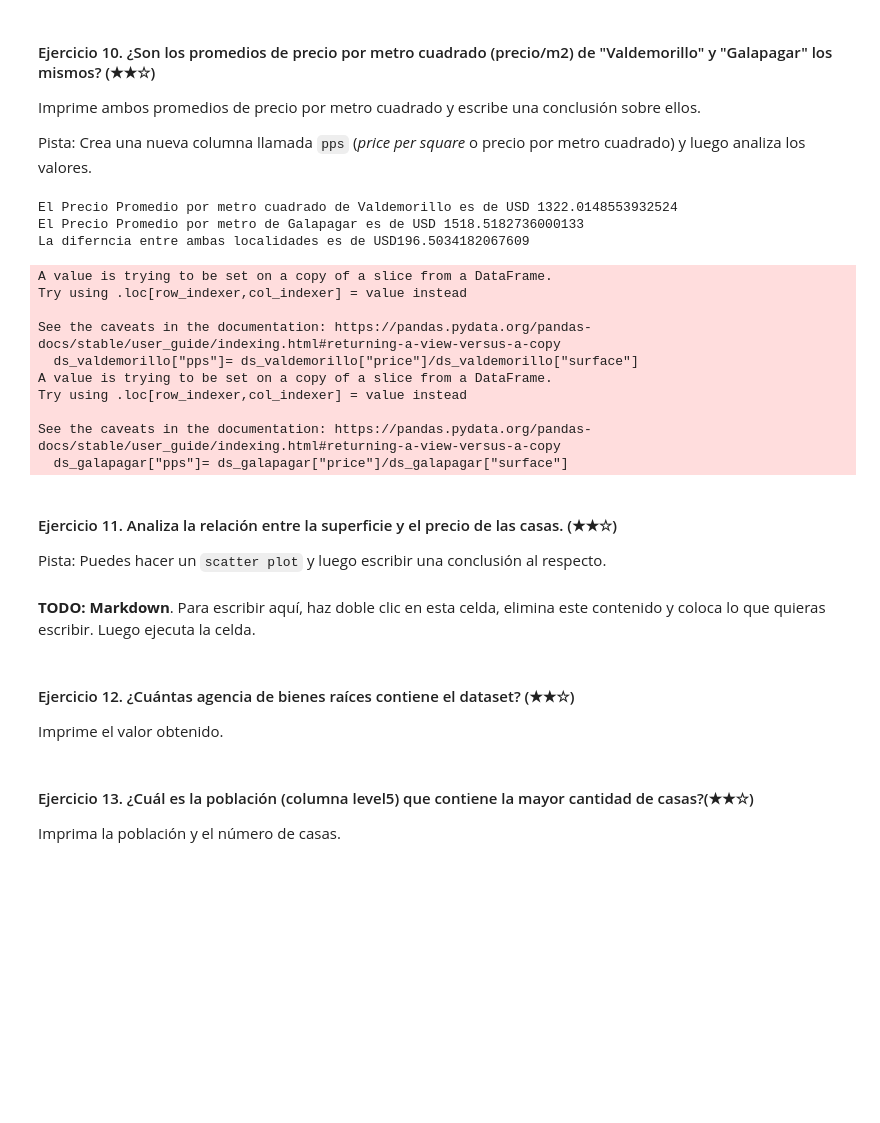
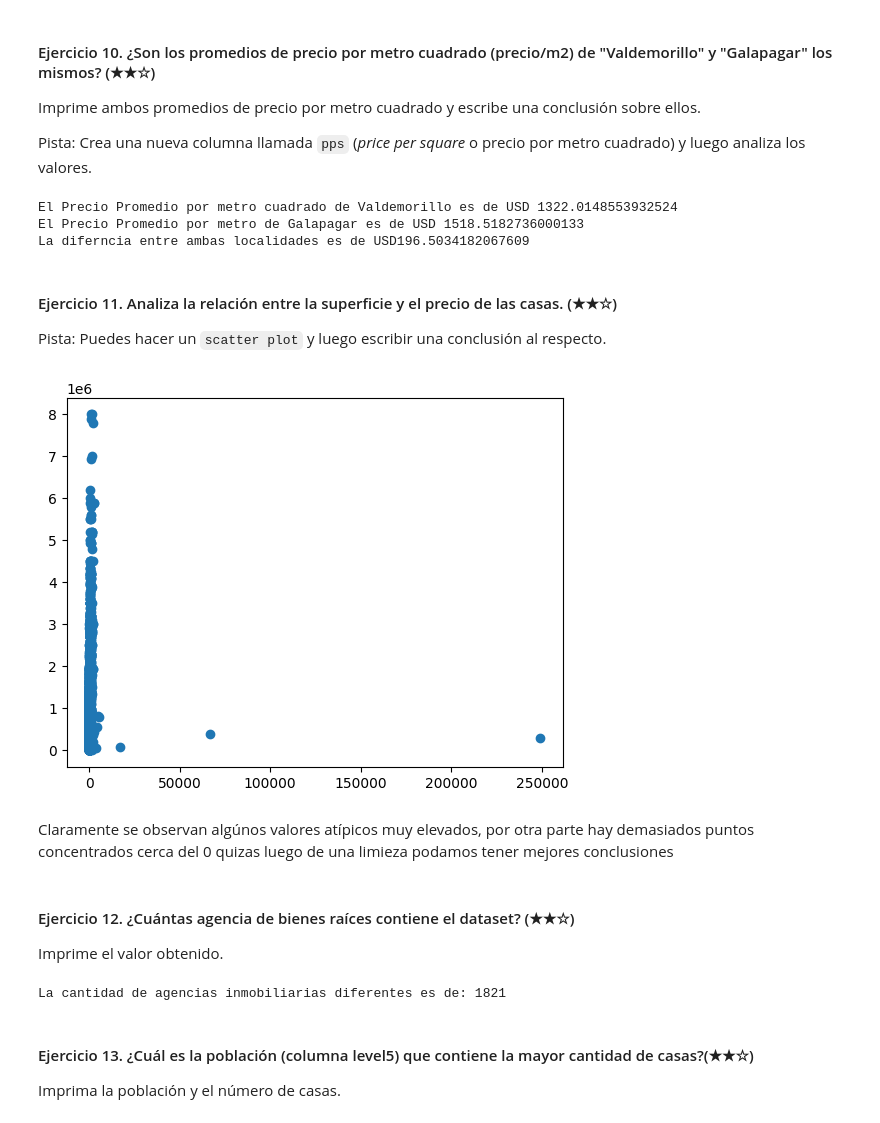
Before and after one commit to 4GeeksAcademy/Wiston_Travieso-realestate-datacleanup-exercise, a Jupyter notebook: project.es.ipynb, the cells around one changed output. Drawn from its saved outputs; the diff is of its cells as text; code cells hidden in the pictures; blank space fills up the shorter version.

Commit message:
Punto 12

```diff
--- a/project.es.ipynb
+++ b/project.es.ipynb
@@ -239,8 +239,10 @@ Imprime ambos promedios de precio por metro cuadrado y escribe una conclusión s
 
 Pista: Crea una nueva columna llamada `pps` (*price per square* o precio por metro cuadrado) y luego analiza los valores.
 # %%
+ds_valdemorillo = ds[ds["address"]=="Valdemorillo"].copy()
+ds_galapagar = ds[ds["address"]=="Galapagar"].copy()
+
 ds_valdemorillo["pps"]= ds_valdemorillo["price"]/ds_valdemorillo["surface"]
-
 ds_galapagar["pps"]= ds_galapagar["price"]/ds_galapagar["surface"]
 
 precio_promedio_valdemorillo_metro = ds_valdemorillo["pps"].mean()
@@ -248,33 +250,36 @@ print(f"El Precio Promedio por metro cuadrado de Valdemorillo es de USD {precio_
 
 precio_promedio_galapagar_metro =ds_galapagar["pps"].mean()
 print(f"El Precio Promedio por metro de Galapagar es de USD {precio_promedio_galapagar_metro}")
+
 print(f"La diferncia entre ambas localidades es de USD{precio_promedio_galapagar_metro-precio_promedio_valdemorillo_metro}")
 # %% [output]
 El Precio Promedio por metro cuadrado de Valdemorillo es de USD 1322.0148553932524
 El Precio Promedio por metro de Galapagar es de USD 1518.5182736000133
 La diferncia entre ambas localidades es de USD196.5034182067609
-A value is trying to be set on a copy of a slice from a DataFrame.
-Try using .loc[row_indexer,col_indexer] = value instead
-
-See the caveats in the documentation: https://pandas.pydata.org/pandas-docs/stable/user_guide/indexing.html#returning-a-view-versus-a-copy
-  ds_valdemorillo["pps"]= ds_valdemorillo["price"]/ds_valdemorillo["surface"]
-A value is trying to be set on a copy of a slice from a DataFrame.
-Try using .loc[row_indexer,col_indexer] = value instead
-
-See the caveats in the documentation: https://pandas.pydata.org/pandas-docs/stable/user_guide/indexing.html#returning-a-view-versus-a-copy
-  ds_galapagar["pps"]= ds_galapagar["price"]/ds_galapagar["surface"]
 # %% [markdown]
 #### Ejercicio 11. Analiza la relación entre la superficie y el precio de las casas. (★★☆)
 
 Pista: Puedes hacer un `scatter plot` y luego escribir una conclusión al respecto.
+# %%
+
+s = pd.Series(ds["surface"])
+p = pd.Series(ds["price"])
+
+plt.scatter(s,p,)
+plt.show()
+# %% [output]
+[figure, added]
 # %% [markdown]
-**TODO: Markdown**. Para escribir aquí, haz doble clic en esta celda, elimina este contenido y coloca lo que quieras escribir. Luego ejecuta la celda.
+Claramente se observan algúnos valores atípicos muy elevados, por otra parte hay demasiados puntos concentrados cerca del 0 quizas luego de una limieza podamos tener mejores conclusiones
 # %% [markdown]
 #### Ejercicio 12. ¿Cuántas agencia de bienes raíces contiene el dataset? (★★☆)
 
 Imprime el valor obtenido.
 # %%
-# TODO
+cant_agencias = ds["realEstate_name"].nunique()
+print(f"La cantidad de agencias inmobiliarias diferentes es de: {cant_agencias}")
+# %% [output]
+La cantidad de agencias inmobiliarias diferentes es de: 1821
 # %% [markdown]
 #### Ejercicio 13. ¿Cuál es la población (columna level5) que contiene la mayor cantidad de casas?(★★☆)
 
```
Also changed, not shown: parts of 1 cell of this notebook.
